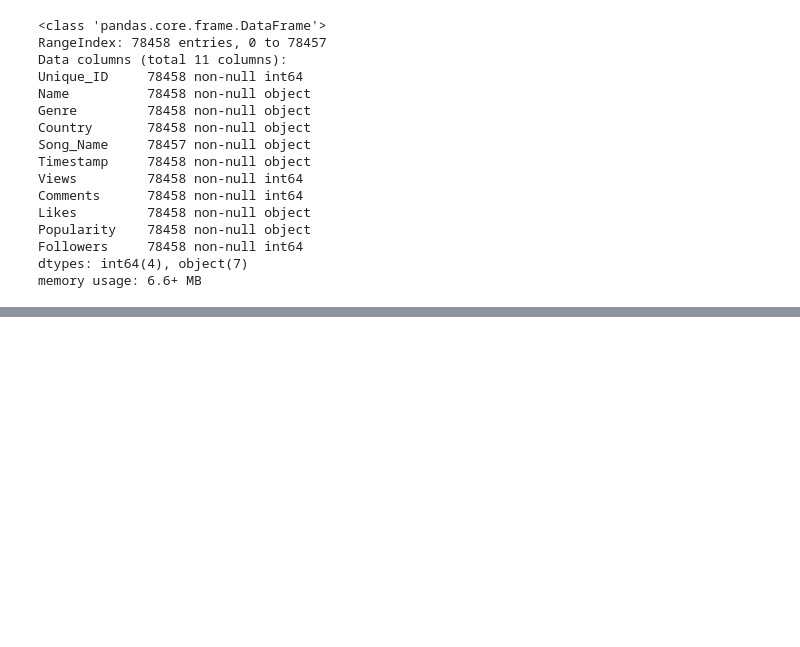
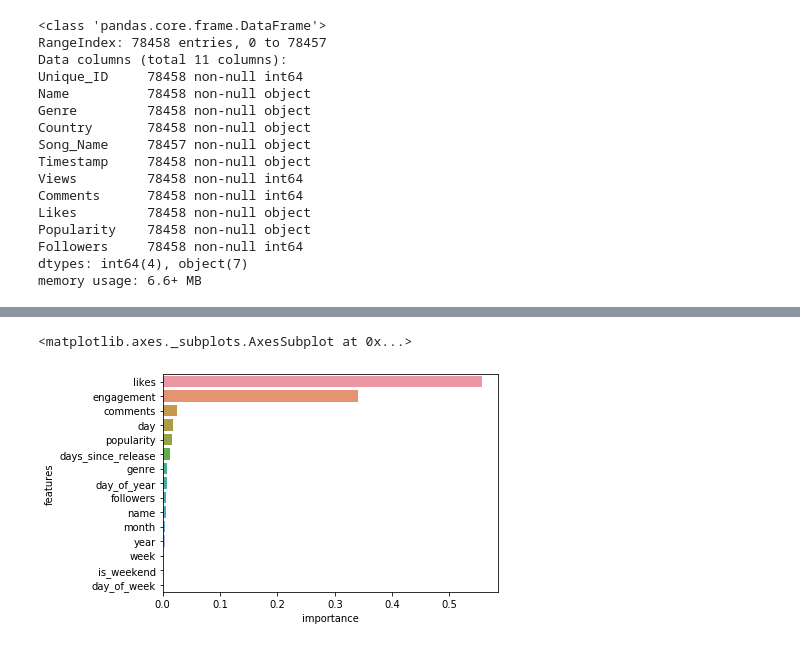
Before and after one commit to adamiqshan/Chartbuster_Songs_Prediction_MachineHack, a Jupyter notebook: base_model.ipynb, the cells around one changed output, grey strips where cells are left out. Cells and saved outputs as stored; diff of their text form; code cells hidden in the pictures; blank space fills up the shorter version.

```diff
--- a/base_model.ipynb
+++ b/base_model.ipynb
@@ -120,0 +155,14 @@ plt.tight_layout()
+# %%
+import xgboost as xgb
+model = xgb.XGBRegressor()
+# %%
+from sklearn.model_selection import GridSearchCV
+
+params = {'colsample_bytree':[1,0.8,0.6],
+            'gamma' : [0,3,5],
+            'learning_rate' : [0.1,0.05,0.03],
+            'max_depth' : [3,5,6,7],
+            'n_estimator' : [100, 300, 500, 1000],
+             'subsample' : [1,0.8,0.7]}
+
+tuning_model = GridSearchCV(estimator=model, param_grid=params, scoring="neg_mean_squared_error", n_jobs=-1, cv=5,verbose=12)
@@ -120,0 +190,8 @@ plt.tight_layout()
+# %%
+feature_importance = pd.DataFrame(sorted(zip(xgb.feature_importances_, X_train.columns), reverse=True),
+                                  columns=['importance', 'features'])
+
+sns.barplot(x='importance', y='features', data=feature_importance)
+# %% [output]
+<matplotlib.axes._subplots.AxesSubplot at 0x...>
+[figure, added]
```
Also changed, not shown: parts of 17 cells of this notebook.
